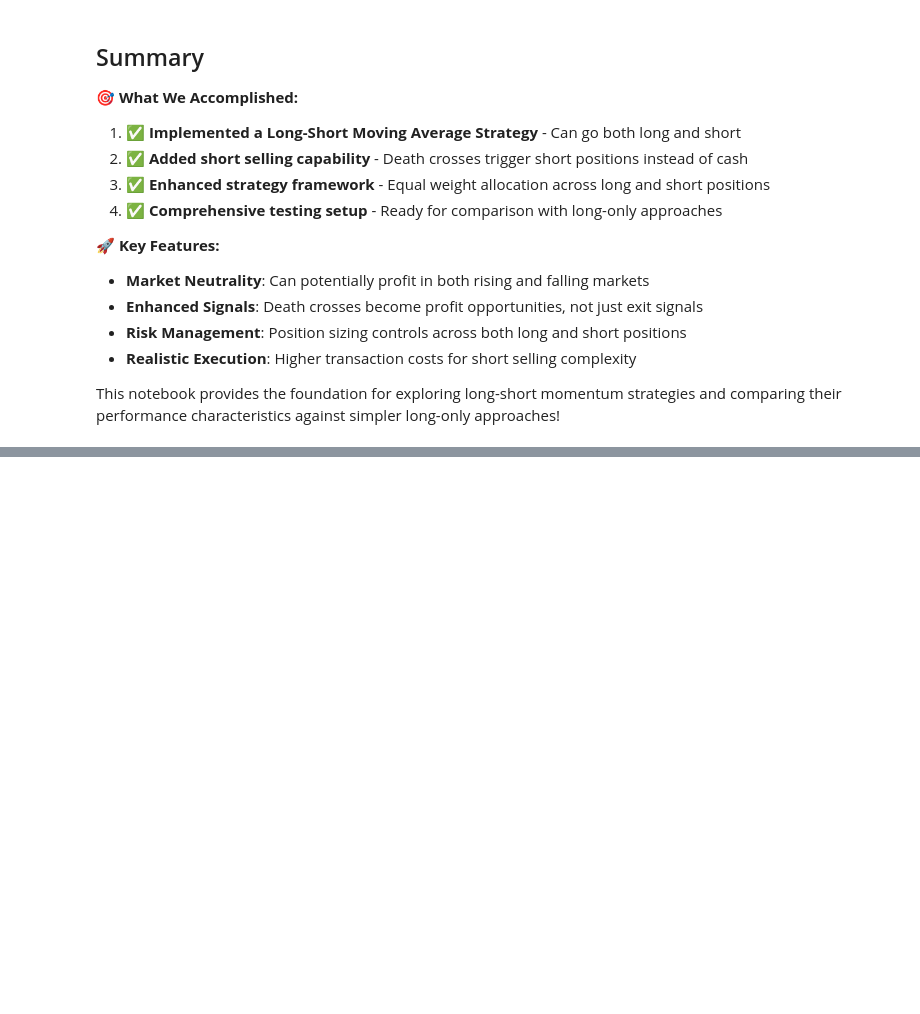
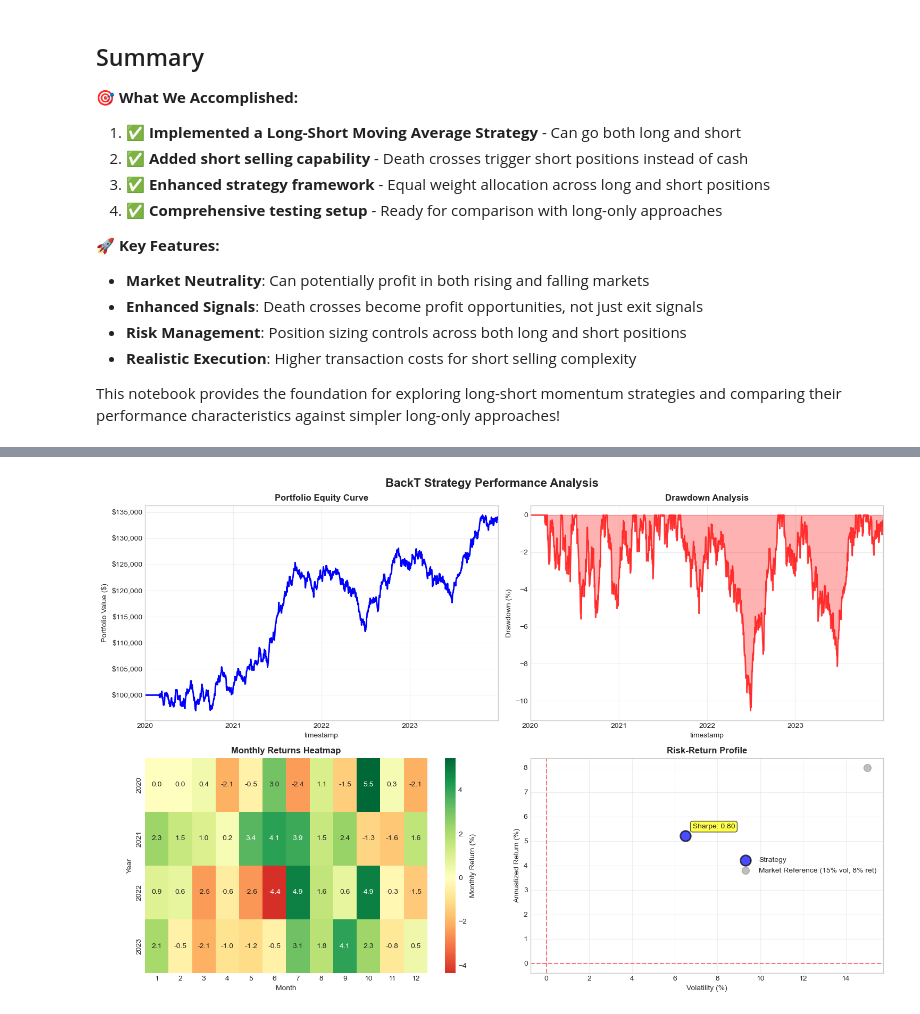
Before and after one commit to Thabris/backT, a Jupyter notebook: notebooks/BackT_Tutorial_Long_Short.ipynb, the cells around one changed output, grey strips where cells are left out. Saved outputs shown, nothing was run; the diff lists cells and outputs as text; code cells hidden in the pictures; blank space fills up the shorter version.

```diff
--- a/notebooks/BackT_Tutorial_Long_Short.ipynb
+++ b/notebooks/BackT_Tutorial_Long_Short.ipynb
@@ -391,0 +496,7 @@ This notebook provides the foundation for exploring long-short momentum strategi
+# %%
+# Import the PerformanceReport module
+from backt.reporting import PerformanceReport, ReportConfig
+
+# Create and print standard report
+report = PerformanceReport(result, initial_capital=backtest_params['initial_capital'])
+report.print_report()
@@ -391,0 +521,5 @@ This notebook provides the foundation for exploring long-short momentum strategi
+# %%
+# Generate all standard charts
+report.show_charts()
+# %% [output]
+[figure, added]
```
Also changed, not shown: parts of 10 cells of this notebook, 5 other files.
